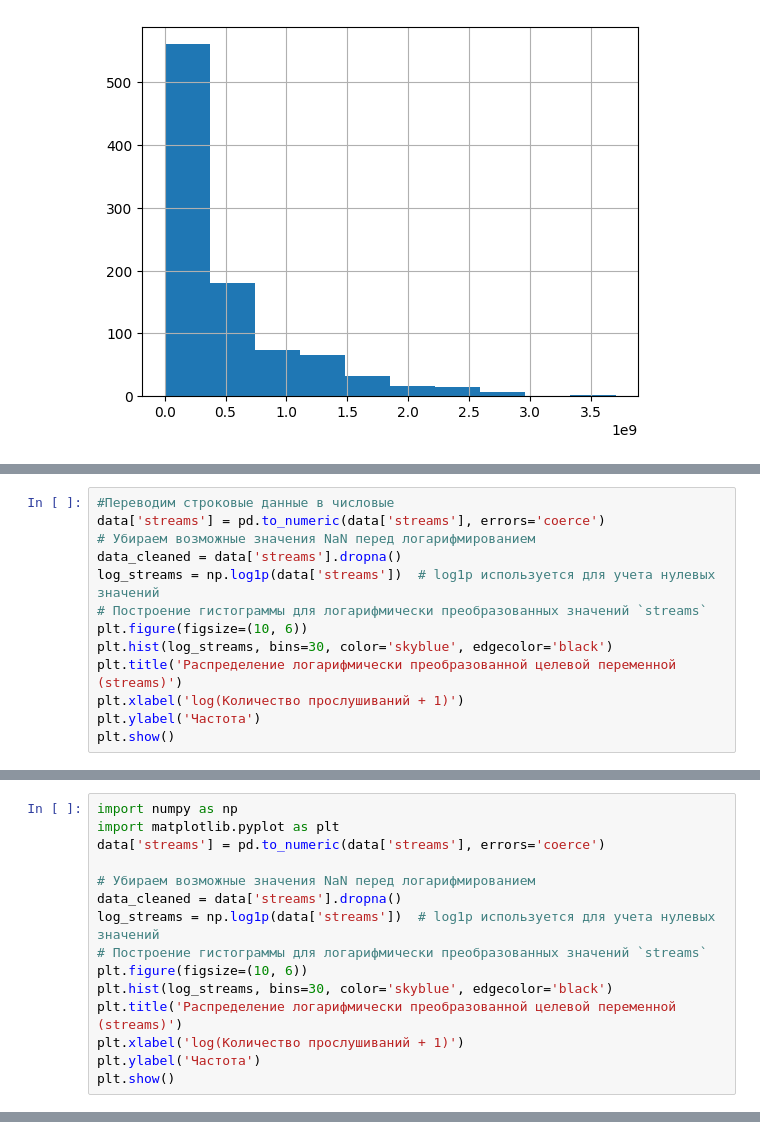
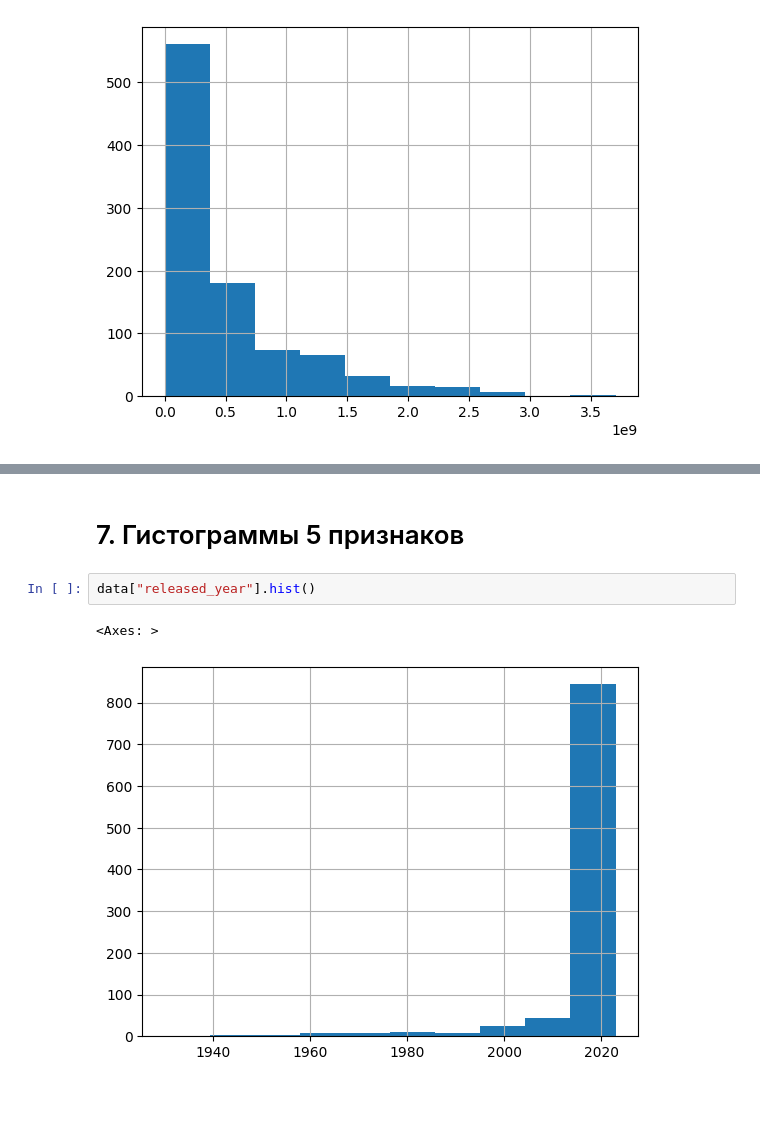
Before and after one commit to PolinaKliushova/ai_labs, a Jupyter notebook: 02_lab_EDA.ipynb, the cells around one changed output, grey strips where cells are left out. Cells and saved outputs as stored; diff of their text form; blank space fills up the shorter version.

```diff
--- a/02_lab_EDA.ipynb
+++ b/02_lab_EDA.ipynb
@@ -129,13 +131,0 @@ data["streams"].hist()
-# %%
-#Переводим строковые данные в числовые
-data['streams'] = pd.to_numeric(data['streams'], errors='coerce')
-# Убираем возможные значения NaN перед логарифмированием
-data_cleaned = data['streams'].dropna()
-log_streams = np.log1p(data['streams'])  # log1p используется для учета нулевых значений
-# Построение гистограммы для логарифмически преобразованных значений `streams`
-plt.figure(figsize=(10, 6))
-plt.hist(log_streams, bins=30, color='skyblue', edgecolor='black')
-plt.title('Распределение логарифмически преобразованной целевой переменной (streams)')
-plt.xlabel('log(Количество прослушиваний + 1)')
-plt.ylabel('Частота')
-plt.show()
@@ -144,15 +131,0 @@ plt.show()
-# %%
-import numpy as np
-import matplotlib.pyplot as plt
-data['streams'] = pd.to_numeric(data['streams'], errors='coerce')
-
-# Убираем возможные значения NaN перед логарифмированием
-data_cleaned = data['streams'].dropna()
-log_streams = np.log1p(data['streams'])  # log1p используется для учета нулевых значений
-# Построение гистограммы для логарифмически преобразованных значений `streams`
-plt.figure(figsize=(10, 6))
-plt.hist(log_streams, bins=30, color='skyblue', edgecolor='black')
-plt.title('Распределение логарифмически преобразованной целевой переменной (streams)')
-plt.xlabel('log(Количество прослушиваний + 1)')
-plt.ylabel('Частота')
-plt.show()
@@ -160,0 +217,7 @@ plt.show()
+# %% [markdown]
+# 7. Гистограммы 5 признаков
+# %%
+data["released_year"].hist()
+# %% [output]
+<Axes: >
+[figure, added]
```
Also changed, not shown: parts of 35 cells of this notebook.
